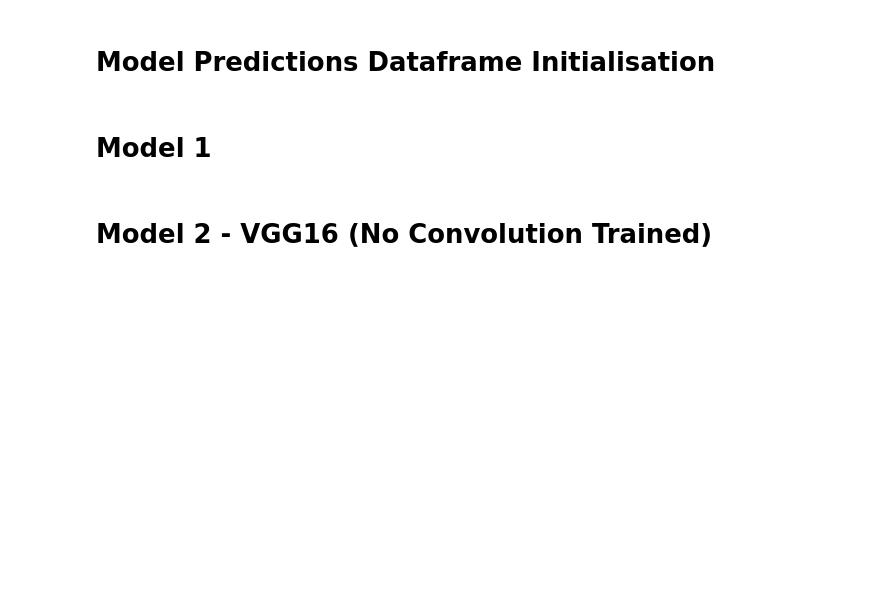
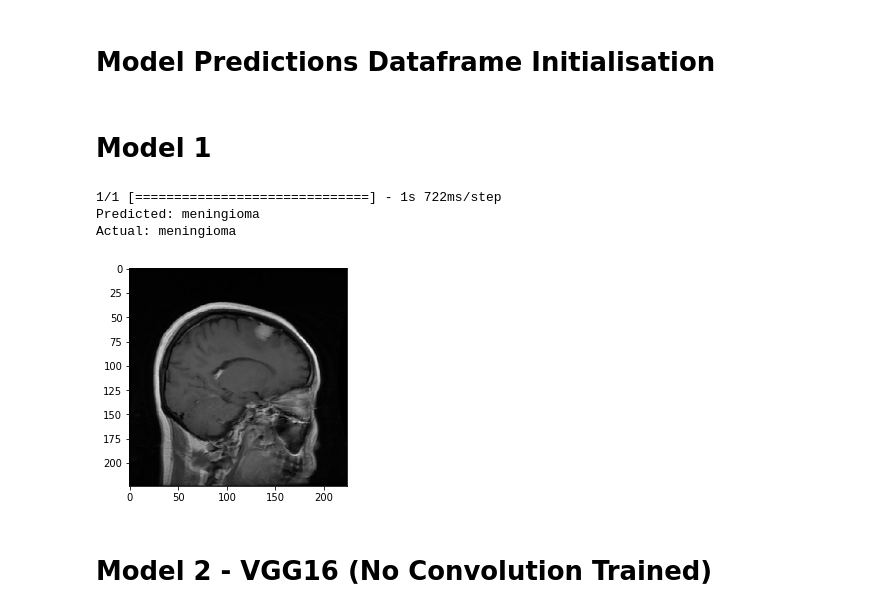
Before and after one commit to AnuraghSarkar/inversecooking, a Jupyter notebook: mri.ipynb, the cells around one changed output. Cells and saved outputs as stored; diff of their text form; code cells hidden in the pictures; blank space fills up the shorter version.

Commit message:
predicting the tumor with each models

```diff
--- a/mri.ipynb
+++ b/mri.ipynb
@@ -233,6 +234,23 @@ if os.path.isfile('models/self_3conv_2ff.h5') is False:
     model1.save('models/self_3conv_2ff.h5')
 
 self_3conv_2ff = load_model('models/self_3conv_2ff.h5')
+# %%
+#predicting the tumor self_3conv_2ff
+classes_dict = ['glioma','meningioma','notumor','pituitary']
+i = random.randint(0,len(test_paths))
+images = open_images([test_paths[i]])
+predicted = self_3conv_2ff.predict(images)[0]
+predicted = np.argmax(predicted)
+predicted = classes_dict[predicted]
+act_label = test_paths[i].split('/')[-2]
+plt.imshow(images[0])
+print('Predicted:', predicted)
+print('Actual:', act_label)
+# %% [output]
+1/1 [==============================] - 1s 722ms/step
+Predicted: meningioma
+Actual: meningioma
+[figure, added]
 # %% [markdown]
 # Model 2 - VGG16 (No Convolution Trained)
 # %%
```
Also changed, not shown: parts of 7 cells of this notebook.
